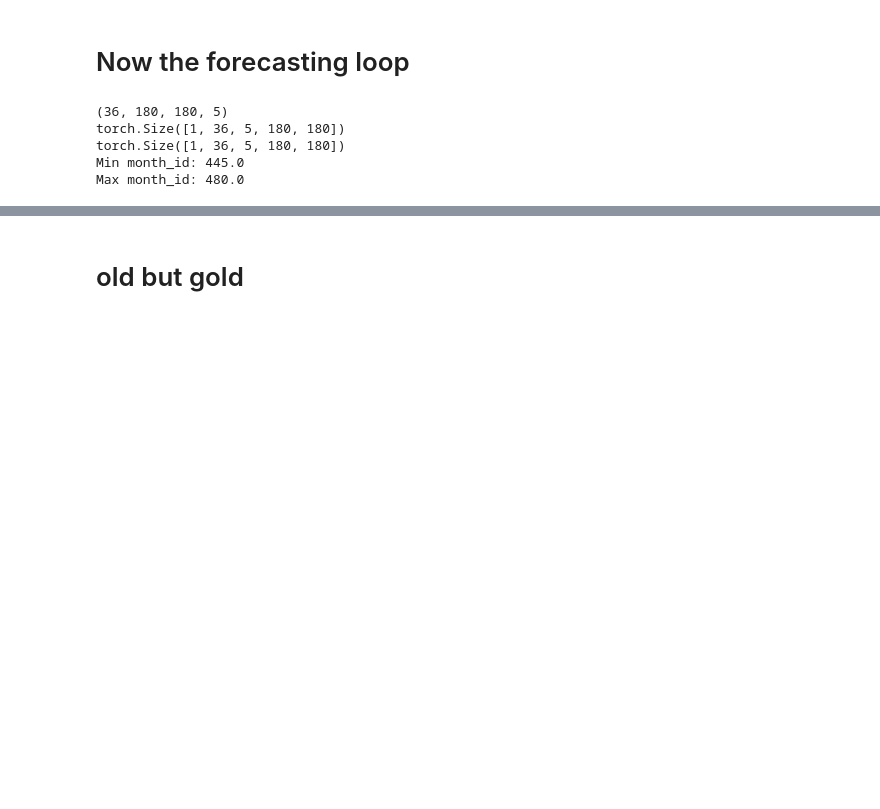
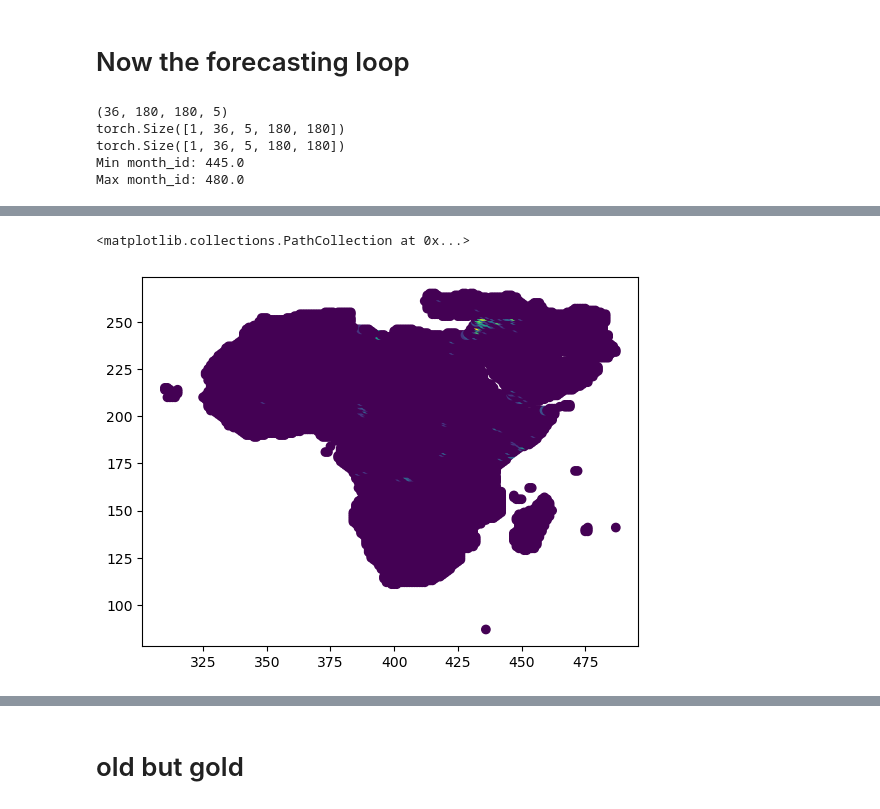
Before and after one commit to prio-data/views_pipeline, a Jupyter notebook: models/purple_alien/notebooks/test_to_prediction_store.ipynb, the cells around one changed output, grey strips where cells are left out. Drawn from its saved outputs; the diff is of its cells as text; code cells hidden in the pictures; blank space fills up the shorter version.

```diff
--- a/models/purple_alien/notebooks/test_to_prediction_store.ipynb
+++ b/models/purple_alien/notebooks/test_to_prediction_store.ipynb
@@ -484,0 +510,5 @@ df_full
+# %%
+plt.scatter(df[df['month_id']==444]['col'], df[df['month_id'] == 444]['row'], c=df[df['month_id'] == 444]['ln_sb_best'], cmap='viridis')
+# %% [output]
+<matplotlib.collections.PathCollection at 0x...>
+[figure, added]
```
Also changed, not shown: parts of 4 cells of this notebook.
